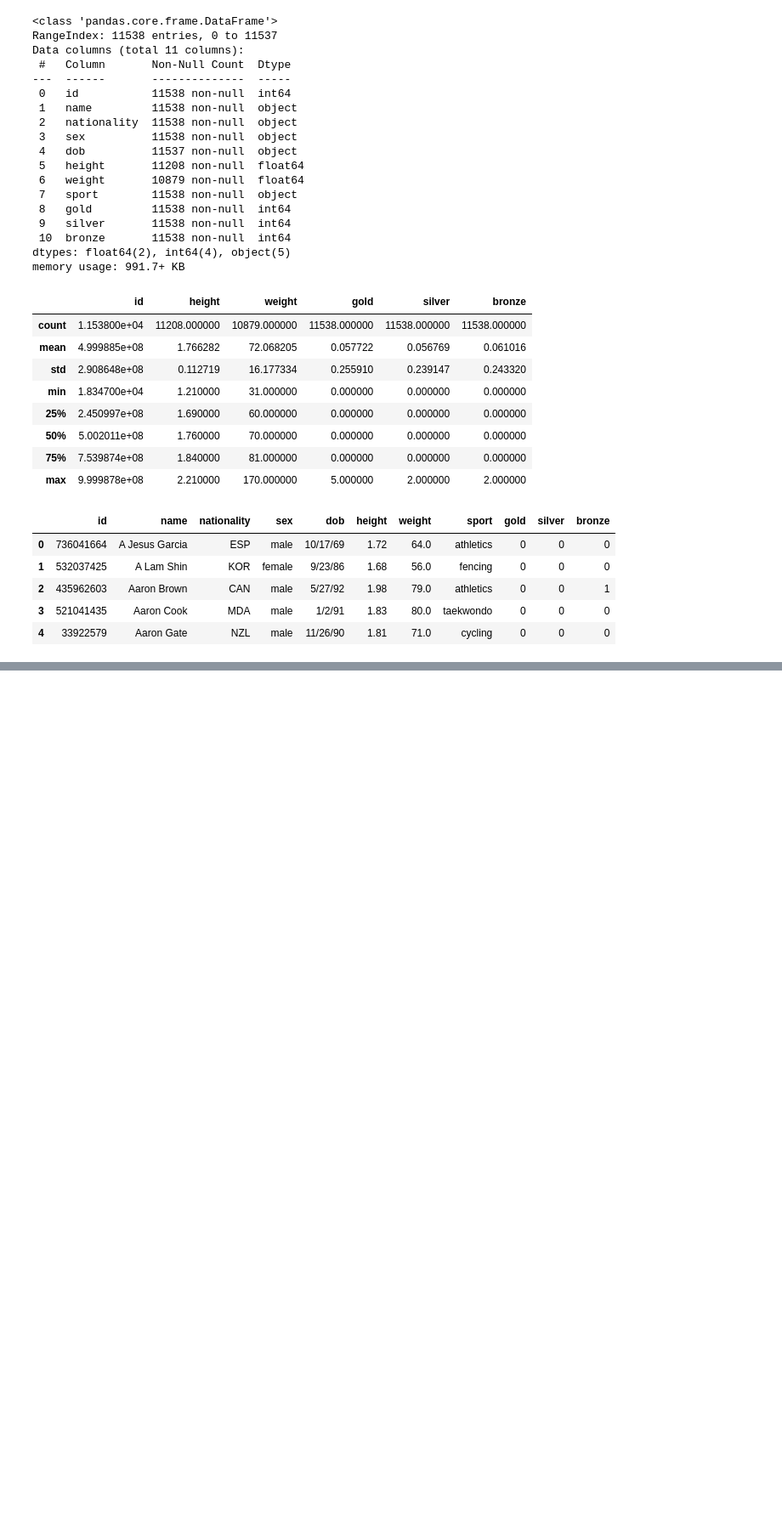
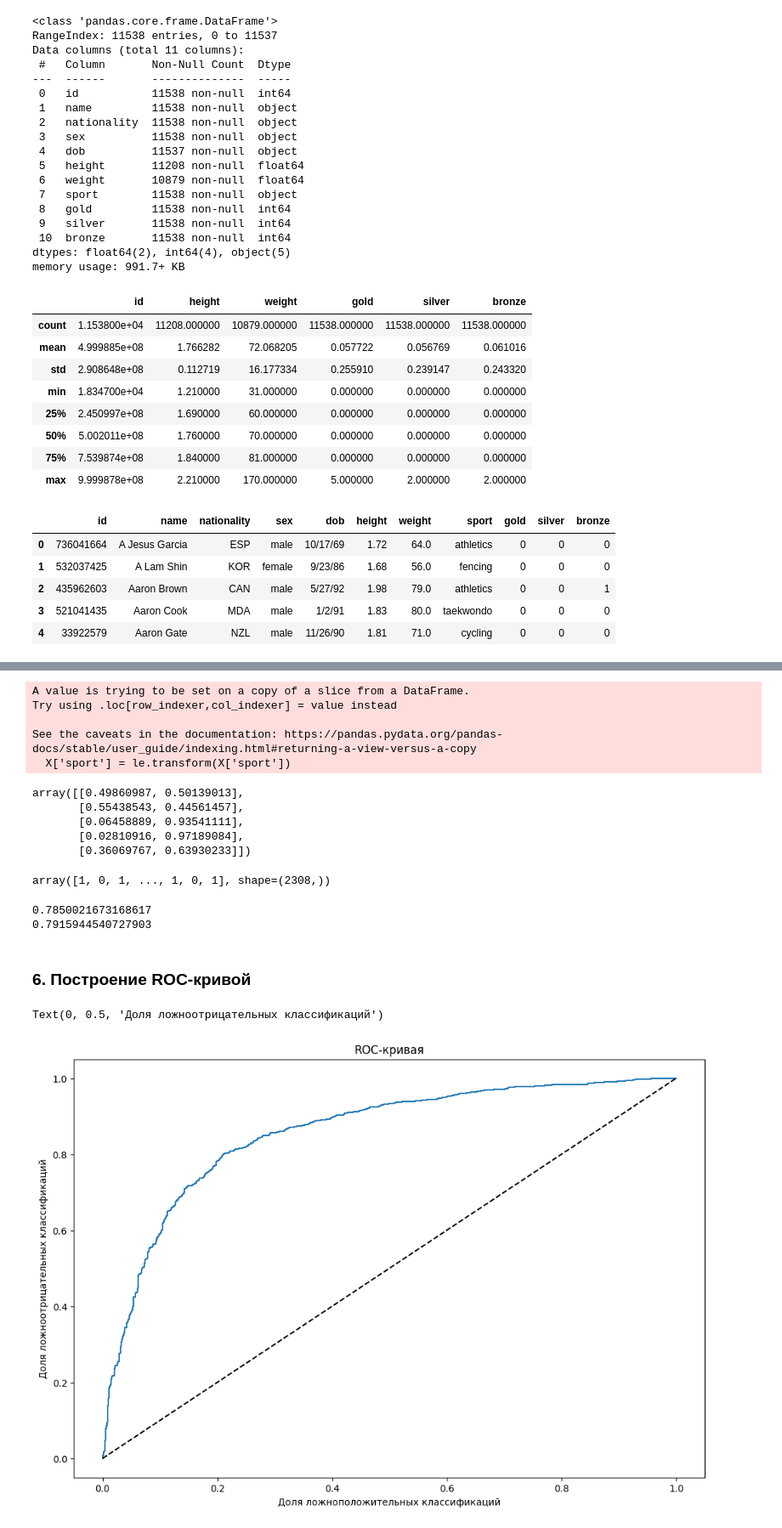
Before and after one commit to nikitaLar-collab/Datasets, a Jupyter notebook: Домашняя_работа_«Оценка_точности_модели,_переобучение,_регуляризация»_обновленное.ipynb, the cells around one changed output, grey strips where cells are left out. Shown at 85% size. Drawn from its saved outputs; the diff is of its cells as text; code cells hidden in the pictures; blank space fills up the shorter version.

```diff
--- a/Домашняя_работа_«Оценка_точности_модели,_переобучение,_регуляризация»_обновленное.ipynb
+++ b/Домашняя_работа_«Оценка_точности_модели,_переобучение,_регуляризация»_обновленное.ipynb
@@ -177,0 +533,46 @@ Detailed tracebacks of the workers should have been printed to stderr in the exe
+# %%
+X['sport'] = le.transform(X['sport'])
+# %% [output]
+A value is trying to be set on a copy of a slice from a DataFrame.
+Try using .loc[row_indexer,col_indexer] = value instead
+
+See the caveats in the documentation: https://pandas.pydata.org/pandas-docs/stable/user_guide/indexing.html#returning-a-view-versus-a-copy
+  X['sport'] = le.transform(X['sport'])
+# %%
+X_train, X_test, y_train, y_test = train_test_split(X, y, test_size=0.2, random_state=42)
+# %%
+model = LogisticRegression()
+model.fit(X_train, y_train)
+predictions = model.predict_proba(X_test)
+# %%
+predictions[:5] # посмотрим как выглядят наши предсказания
+# %% [output]
+array([[0.49860987, 0.50139013],
+       [0.55438543, 0.44561457],
+       [0.06458889, 0.93541111],
+       [0.02810916, 0.97189084],
+       [0.36069767, 0.63930233]])
+# %%
+model.predict(X_test)
+# %% [output]
+array([1, 0, 1, ..., 1, 0, 1], shape=(2308,))
+# %%
+print(model.score(X_train, y_train))
+print(model.score(X_test,y_test))
+# %% [output]
+0.7850021673168617
+0.7915944540727903
+# %% [markdown]
+### **6. Построение ROC-кривой**
+# %%
+fpr, tpr, thresholds = roc_curve(y_test, predictions[:,1])
+# %%
+plt.figure(figsize=(12, 8))
+plt.plot( fpr, tpr )
+plt.plot([0,1], [0,1], 'k--')
+plt.title('ROC-кривая')
+plt.xlabel('Доля ложноположительных классификаций')
+plt.ylabel('Доля ложноотрицательных классификаций')
+# %% [output]
+Text(0, 0.5, 'Доля ложноотрицательных классификаций')
+[figure, added]
```
Also changed, not shown: parts of 76 cells of this notebook.
